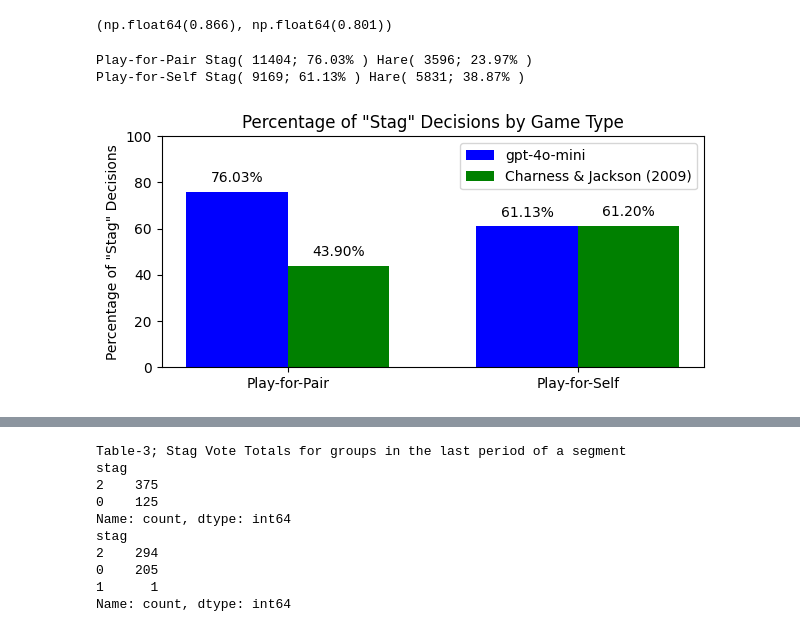
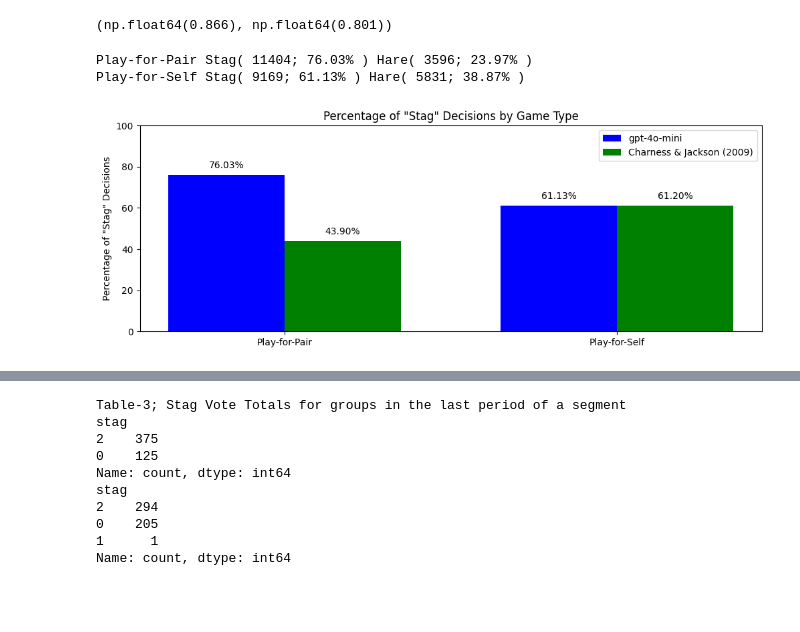
Before and after one commit to Tsangares/llm_responsibility, a Jupyter notebook: replication.ipynb, the cells around one changed output, grey strips where cells are left out. Drawn from its saved outputs; the diff is of its cells as text; code cells hidden in the pictures; blank space fills up the shorter version.

```diff
--- a/replication.ipynb
+++ b/replication.ipynb
@@ -8,6 +8,8 @@ import matplotlib.pyplot as plt
 import numpy as np
 from tabulate import tabulate
 import statsmodels.api as sm
+
+FIGURE_SIZE = (12, 4)
 # %%
 # Running large dataset # 1
 #pp_df = pd.read_csv('./dist/pp_df_1734392696.csv')
@@ -102,36 +104,36 @@ def boostrap_errors(df):
 #print(ps_df_err)
 
 # Create the bar chart
-plt.figure(figsize=(7, 3))
+plt.figure(figsize=FIGURE_SIZE)
 rects1 = plt.bar(x - width/2, your_percentages, width, label='gpt-4o-mini', color=['blue'], capsize=5)
 rects2 = plt.bar(x + width/2, paper_percentages, width, label='Charness & Jackson (2009)', color=['green'])
 
 # Add percentage labels on top of the bars
 def autolabel(rects):
     for rect in rects:
         height = rect.get_height()
         plt.annotate(f'{height:.2f}%',
                      xy=(rect.get_x() + rect.get_width() / 2, height + 1),
                      xytext=(0, 3),  # 3 points vertical offset
                      textcoords="offset points",
                      ha='center', va='bottom')
 
 autolabel(rects1)
 autolabel(rects2)
 
 # Chart formatting
 plt.title('Percentage of "Stag" Decisions by Game Type')
 plt.ylabel('Percentage of "Stag" Decisions')
 plt.xticks(x, game_types)
 plt.ylim(0, 100)
 plt.legend()
 
 print(f"Play-for-Pair Stag( {pp_yes_decisions:03d}; {pp_yes_decisions/pp_total_decisions:.02%} ) Hare( {pp_total_decisions - pp_yes_decisions:03d}; {(pp_total_decisions - pp_yes_decisions)/pp_total_decisions:.02%} )")
 print(f"Play-for-Self Stag( {ps_yes_decisions:03d}; {ps_yes_decisions/ps_total_decisions:.02%} ) Hare( {ps_total_decisions - ps_yes_decisions:03d}; {(ps_total_decisions - ps_yes_decisions)/ps_total_decisions:.02%} )")
 
 
 plt.show()
 # %% [output]
 Play-for-Pair Stag( 11404; 76.03% ) Hare( 3596; 23.97% )
 Play-for-Self Stag( 9169; 61.13% ) Hare( 5831; 38.87% )
-[figure, old version]
+[figure, new version]
```
Also changed, not shown: parts of 16 cells of this notebook, 35 other files.
